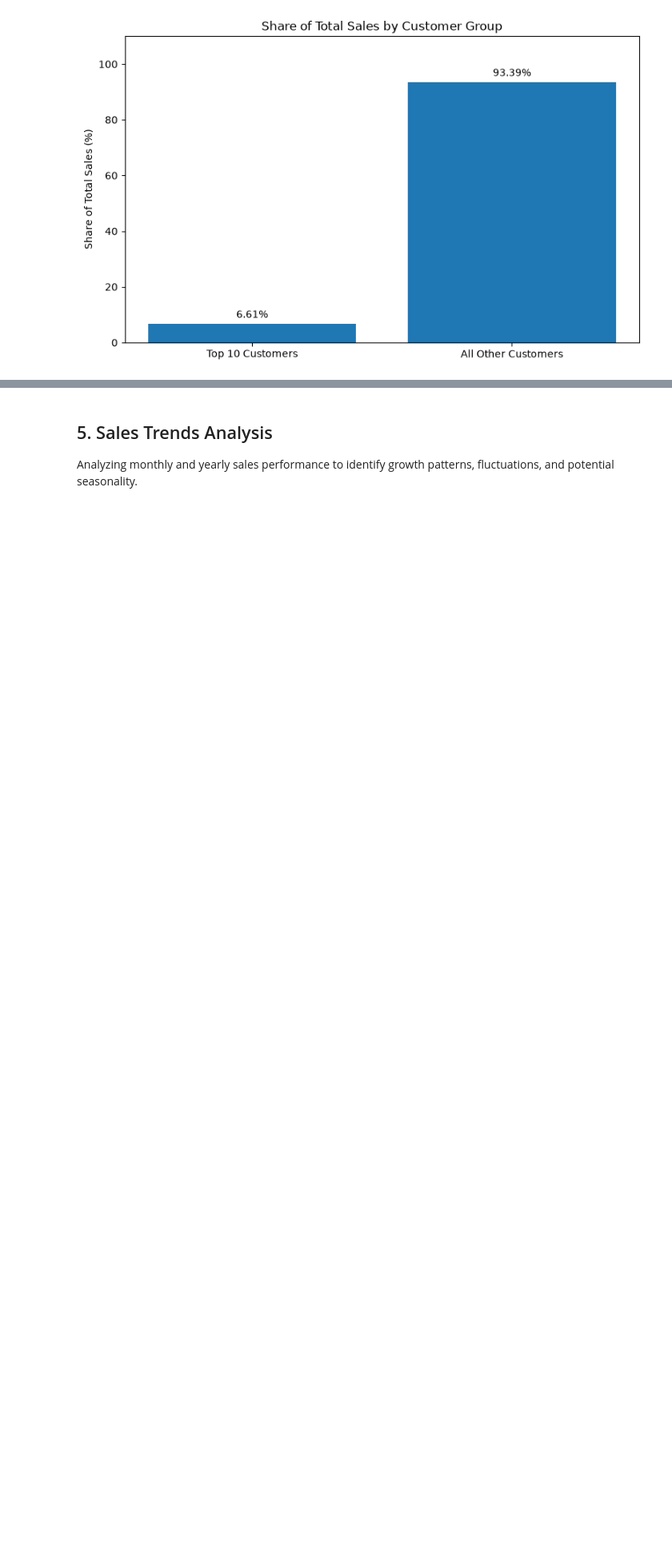
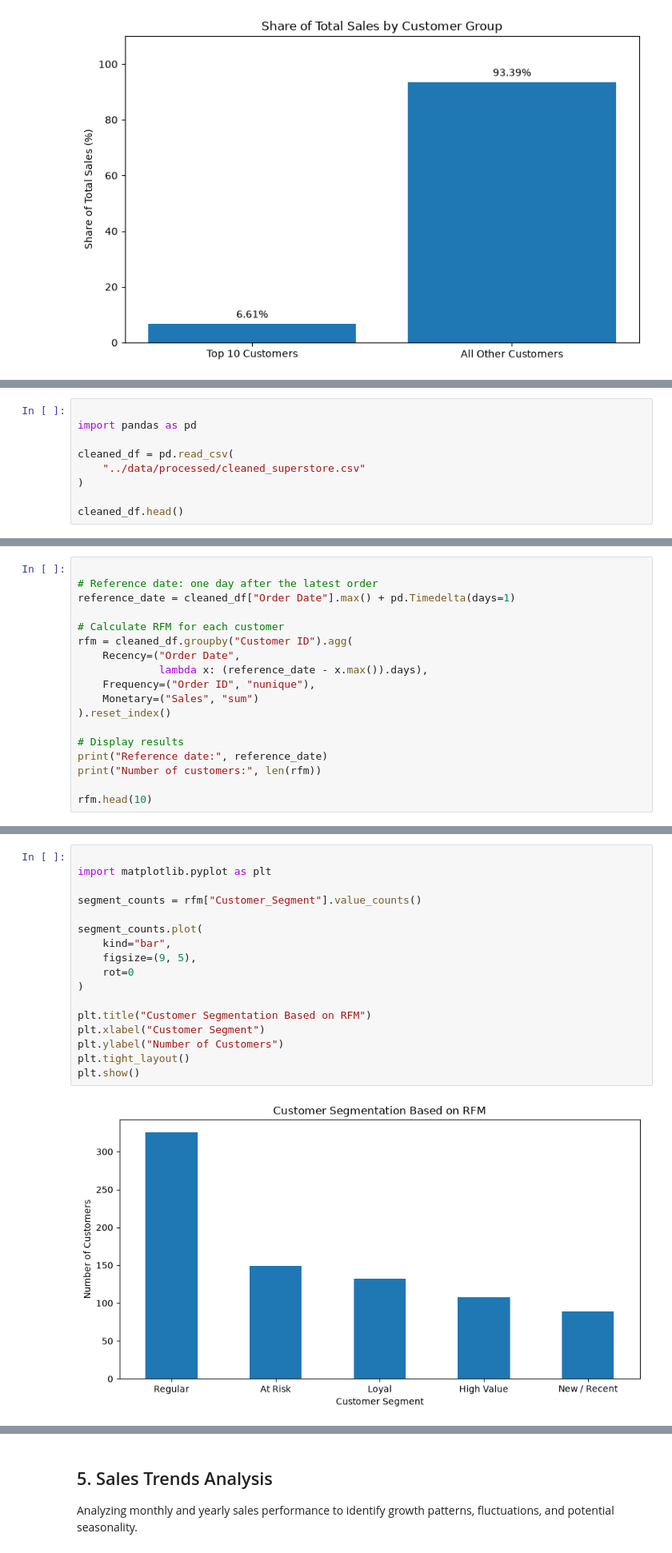
Before and after one commit to kumaridipika928-dot/ecommerce-sales-analytics, a Jupyter notebook: notebooks/02_sales_eda.ipynb, the cells around one changed output, grey strips where cells are left out. Shown at 80% size. Drawn from its saved outputs; the diff is of its cells as text; blank space fills up the shorter version.

Commit message:
feat: add RFM customer segmentation and insights

```diff
--- a/notebooks/02_sales_eda.ipynb
+++ b/notebooks/02_sales_eda.ipynb
@@ -2042,0 +2063,9 @@ plt.show()
+# %%
+
+import pandas as pd
+
+cleaned_df = pd.read_csv(
+    "../data/processed/cleaned_superstore.csv"
+)
+
+cleaned_df.head()
@@ -2042,0 +2097,18 @@ plt.show()
+# %%
+
+# Reference date: one day after the latest order
+reference_date = cleaned_df["Order Date"].max() + pd.Timedelta(days=1)
+
+# Calculate RFM for each customer
+rfm = cleaned_df.groupby("Customer ID").agg(
+    Recency=("Order Date",
+             lambda x: (reference_date - x.max()).days),
+    Frequency=("Order ID", "nunique"),
+    Monetary=("Sales", "sum")
+).reset_index()
+
+# Display results
+print("Reference date:", reference_date)
+print("Number of customers:", len(rfm))
+
+rfm.head(10)
@@ -2042,0 +2284,19 @@ plt.show()
+# %%
+
+import matplotlib.pyplot as plt
+
+segment_counts = rfm["Customer_Segment"].value_counts()
+
+segment_counts.plot(
+    kind="bar",
+    figsize=(9, 5),
+    rot=0
+)
+
+plt.title("Customer Segmentation Based on RFM")
+plt.xlabel("Customer Segment")
+plt.ylabel("Number of Customers")
+plt.tight_layout()
+plt.show()
+# %% [output]
+[figure, added]
```
Also changed, not shown: parts of 19 cells of this notebook.
